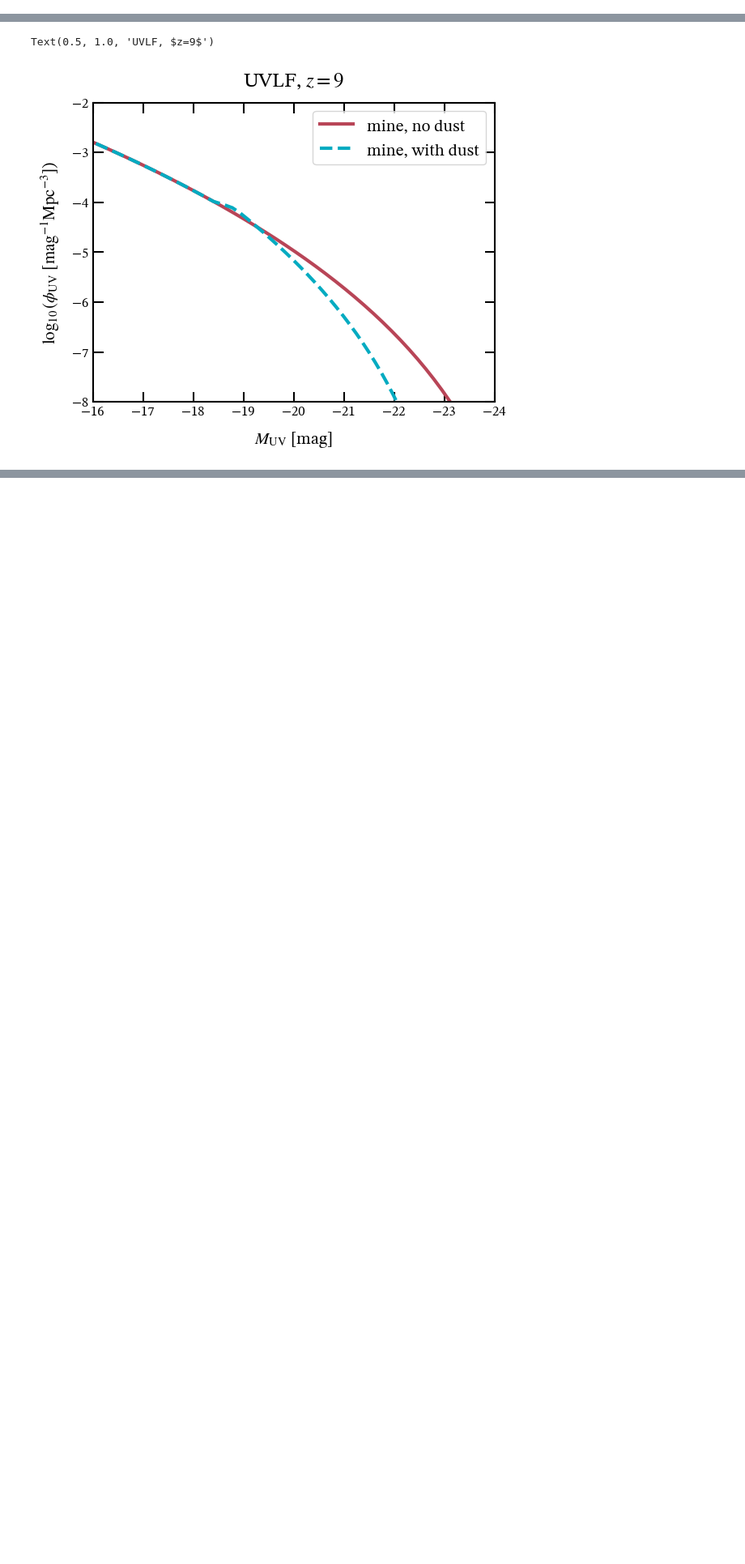
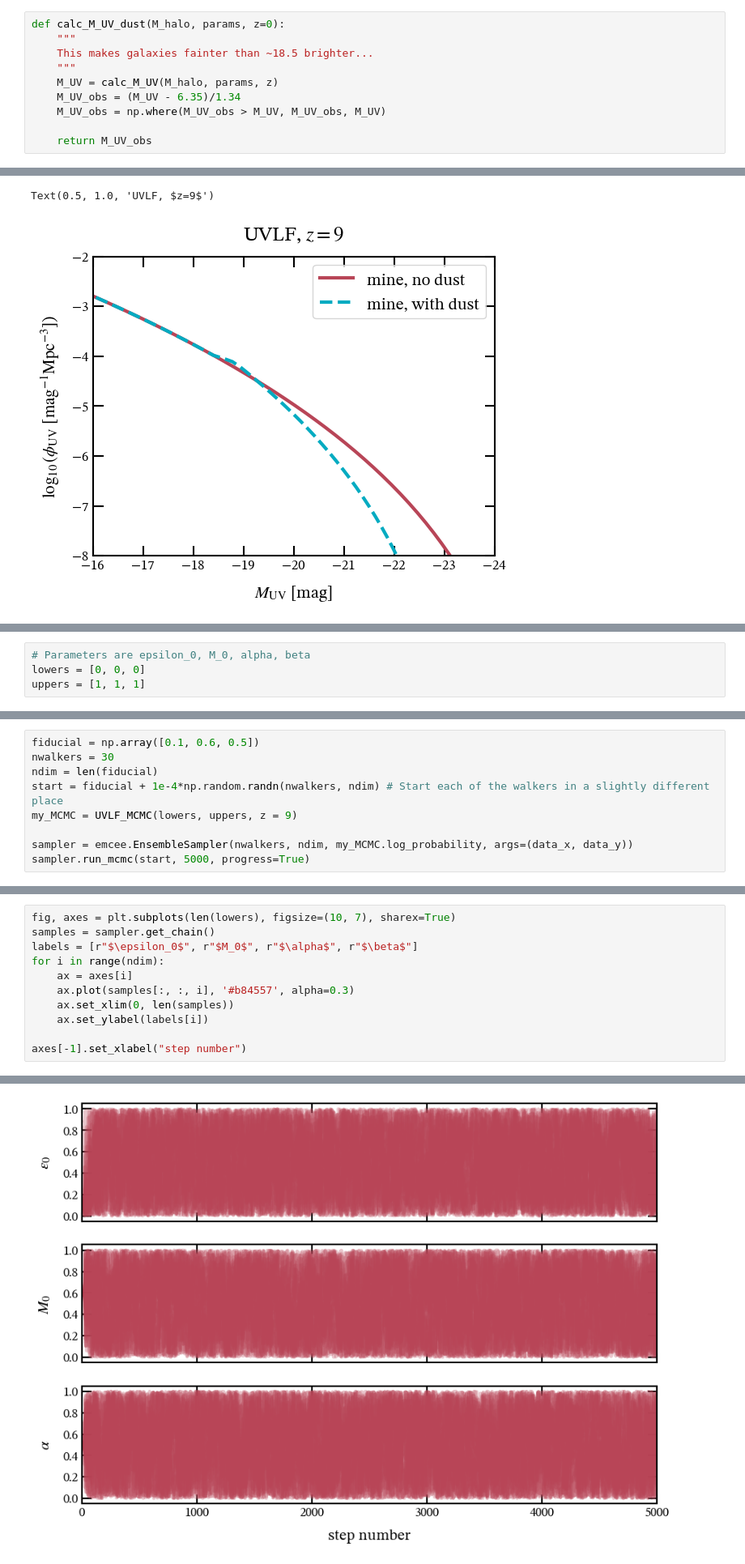
Before and after one commit to ebregou/modeling_stochasticity, a Jupyter notebook: notebooks/UVLF.ipynb, the cells around one changed output, grey strips where cells are left out. Shown at 81% size. Cells and saved outputs as stored; diff of their text form; blank space fills up the shorter version.

Commit message:
first pass at trying to make an MCMC

```diff
--- a/notebooks/UVLF.ipynb
+++ b/notebooks/UVLF.ipynb
@@ -183,3 +164,13 @@ axs[0].legend()
+# %%
+def calc_M_UV_dust(M_halo, params, z=0):
+    """
+    This makes galaxies fainter than ~18.5 brighter...
+    """
+    M_UV = calc_M_UV(M_halo, params, z)
+    M_UV_obs = (M_UV - 6.35)/1.34
+    M_UV_obs = np.where(M_UV_obs > M_UV, M_UV_obs, M_UV)
+
+    return M_UV_obs
 # %%
 shen_with_dust = np.array([-15.990384615384615, -2.699481865284974,
 -16.641025641025642, -2.9689119170984455,
@@ -229,0 +224,4 @@ axs[0].legend()
+# %%
+# Parameters are epsilon_0, M_0, alpha, beta
+lowers = [0, 0, 0]
+uppers = [1, 1, 1]
@@ -229,0 +334,9 @@ axs[0].legend()
+# %%
+fiducial = np.array([0.1, 0.6, 0.5])
+nwalkers = 30
+ndim = len(fiducial)
+start = fiducial + 1e-4*np.random.randn(nwalkers, ndim) # Start each of the walkers in a slightly different place
+my_MCMC = UVLF_MCMC(lowers, uppers, z = 9)
+
+sampler = emcee.EnsembleSampler(nwalkers, ndim, my_MCMC.log_probability, args=(data_x, data_y))
+sampler.run_mcmc(start, 5000, progress=True)
@@ -229,0 +362,12 @@ axs[0].legend()
+# %%
+fig, axes = plt.subplots(len(lowers), figsize=(10, 7), sharex=True)
+samples = sampler.get_chain()
+labels = [r"$\epsilon_0$", r"$M_0$", r"$\alpha$", r"$\beta$"]
+for i in range(ndim):
+    ax = axes[i]
+    ax.plot(samples[:, :, i], '#b84557', alpha=0.3)
+    ax.set_xlim(0, len(samples))
+    ax.set_ylabel(labels[i])
+
+axes[-1].set_xlabel("step number")
+# %% [output]
@@ -229,0 +375 @@ axs[0].legend()
+[figure, added]
```
Also changed, not shown: parts of 14 cells of this notebook, 1 other file.
